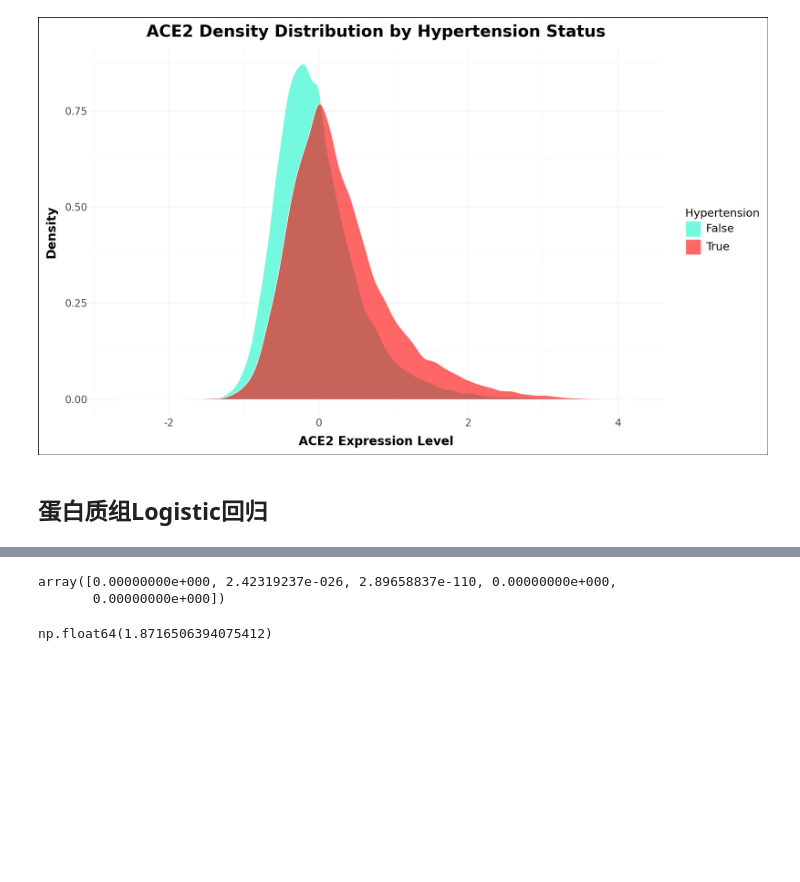
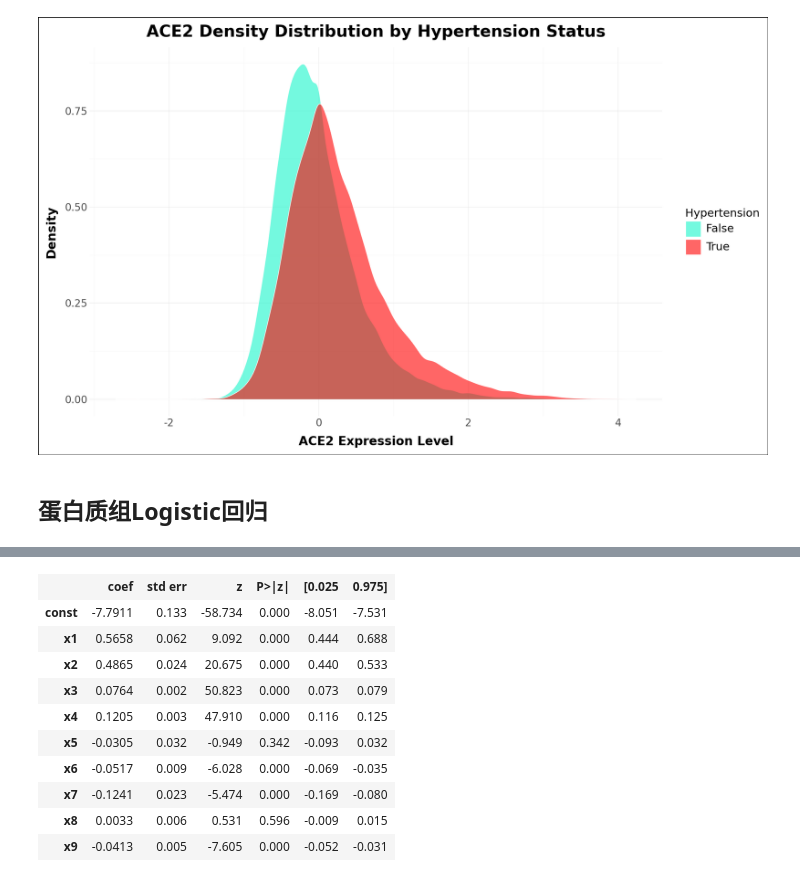
Before and after one commit to wjixiang/aikb, a Jupyter notebook: bio_info/replication/protein-phenotype/pwas.ipynb, the cells around one changed output, grey strips where cells are left out. Saved outputs shown, nothing was run; the diff lists cells and outputs as text; code cells hidden in the pictures; blank space fills up the shorter version.

```diff
--- a/bio_info/replication/protein-phenotype/pwas.ipynb
+++ b/bio_info/replication/protein-phenotype/pwas.ipynb
@@ -194,18 +181,5 @@ base_plot = (
 base_plot
 # %% [output]
 [figure]
-# %%
-# Prepare data
-fields = [
-    "a1bg",
-    "sex",
-    "age",
-    "bmi",
-    "smoking_current",
-    "smoking_past",
-    "smoking_pack_years",
-    "hpt"
-]
-clean_df = df.select(fields).drop_nans().drop_nulls()
 # %% [markdown]
 ## 蛋白质组Logistic回归
@@ -287,5 +185,0 @@ Logit Regression Results
-# %%
-result.pvalues
-# %% [output]
-array([0.00000000e+000, 2.42319237e-026, 2.89658837e-110, 0.00000000e+000,
-       0.00000000e+000])
@@ -294,7 +186,43 @@ a1bg_beta = result.params[1]
-# %%
-from numpy import exp
-
-
-exp(a1bg_beta)
-# %% [output]
-np.float64(1.8716506394075412)
+# %%
+from typing import List
+from polars import LazyFrame
+import statsmodels.api as sm
+
+def logit_protein(df: LazyFrame, protein: str, outcome_field: str,covariance_field: List[str] ):
+    fields = [protein, *covariance_field, outcome_field]
+    clean_df = df.select(pl.col(fields)).drop_nans().drop_nulls()
+    X = clean_df.select(pl.col([protein, *covariance_field]).cast(pl.Float64)).collect().to_numpy()
+    X = sm.add_constant(X)
+    y = clean_df.select([outcome_field]).collect().to_numpy()
+
+    model = sm.Logit(y, X)
+    result = model.fit(disp=False)
+    return result
+# %%
+covariance_field = [
+    "sex",
+    "age",
+    "bmi",
+    "smoking_current",
+    "smoking_past",
+    "smoking_pack_years",
+    "education",
+    "income"
+]
+result = logit_protein(
+    df=df, protein="a1bg", outcome_field="hpt", covariance_field=covariance_field
+)
+# %%
+result.summary().tables[1]
+# %% [output]
+|  | coef | std err | z | P>|z| | [0.025 | 0.975] |
+| const | -7.7911 | 0.133 | -58.734 | 0.000 | -8.051 | -7.531 |
+| x1 | 0.5658 | 0.062 | 9.092 | 0.000 | 0.444 | 0.688 |
+| x2 | 0.4865 | 0.024 | 20.675 | 0.000 | 0.440 | 0.533 |
+| x3 | 0.0764 | 0.002 | 50.823 | 0.000 | 0.073 | 0.079 |
+| x4 | 0.1205 | 0.003 | 47.910 | 0.000 | 0.116 | 0.125 |
+| x5 | -0.0305 | 0.032 | -0.949 | 0.342 | -0.093 | 0.032 |
+| x6 | -0.0517 | 0.009 | -6.028 | 0.000 | -0.069 | -0.035 |
+| x7 | -0.1241 | 0.023 | -5.474 | 0.000 | -0.169 | -0.080 |
+| x8 | 0.0033 | 0.006 | 0.531 | 0.596 | -0.009 | 0.015 |
+| x9 | -0.0413 | 0.005 | -7.605 | 0.000 | -0.052 | -0.031 |
```
Also changed, not shown: parts of 19 cells of this notebook, 23 other files.
